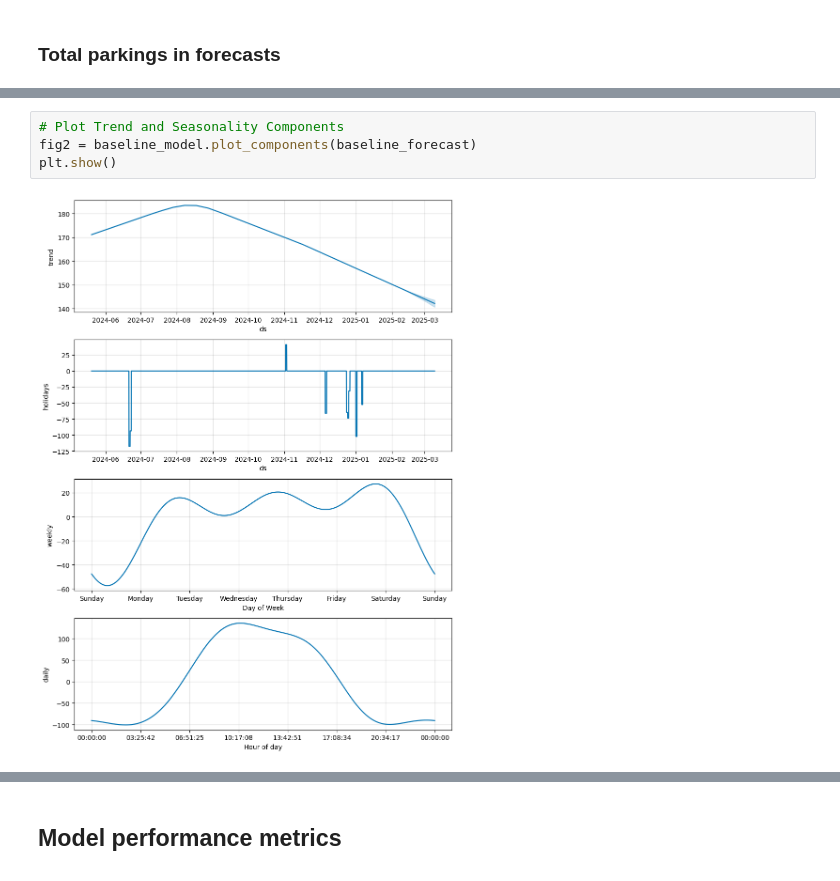
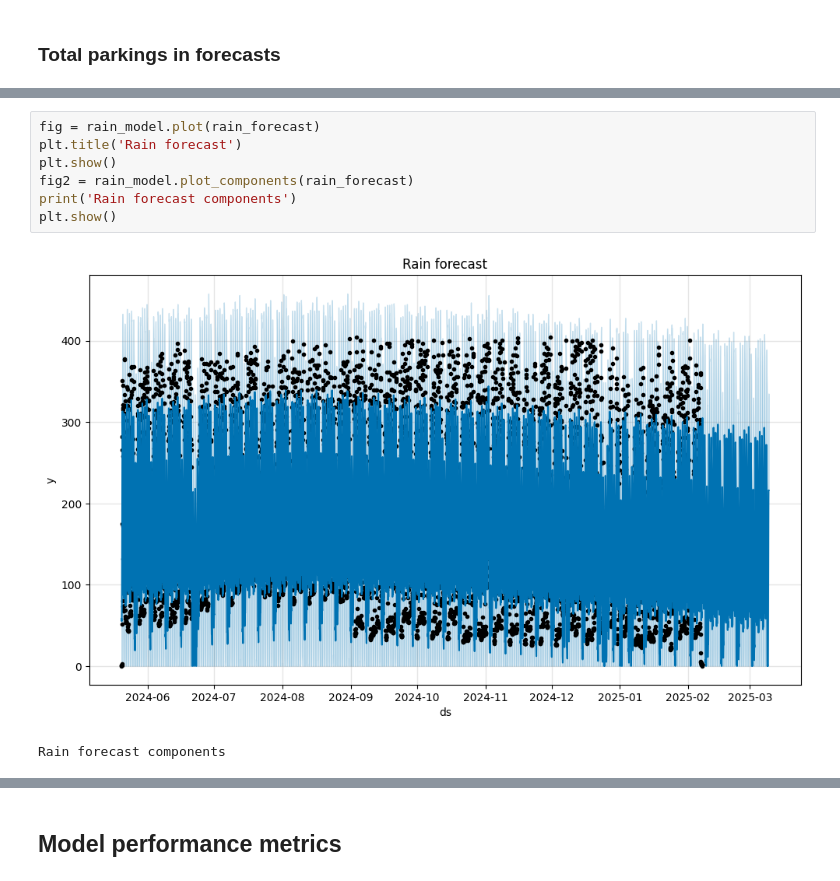
Before and after one commit to City-of-Turku/parkings-weather-correlation, a Jupyter notebook: prophet/parkings_zone1_prophet.ipynb, the cells around one changed output, grey strips where cells are left out. Cells and saved outputs as stored; diff of their text form.

```diff
--- a/prophet/parkings_zone1_prophet.ipynb
+++ b/prophet/parkings_zone1_prophet.ipynb
@@ -288,6 +313,10 @@ plt.show()
-# %%
-# Plot Trend and Seasonality Components
-fig2 = baseline_model.plot_components(baseline_forecast)
-plt.show()
-# %% [output]
-[figure, removed]
+# %%
+fig = rain_model.plot(rain_forecast)
+plt.title('Rain forecast')
+plt.show()
+fig2 = rain_model.plot_components(rain_forecast)
+print('Rain forecast components')
+plt.show()
+# %% [output]
+[figure, added]
+Rain forecast components
```
Also changed, not shown: parts of 14 cells of this notebook.
